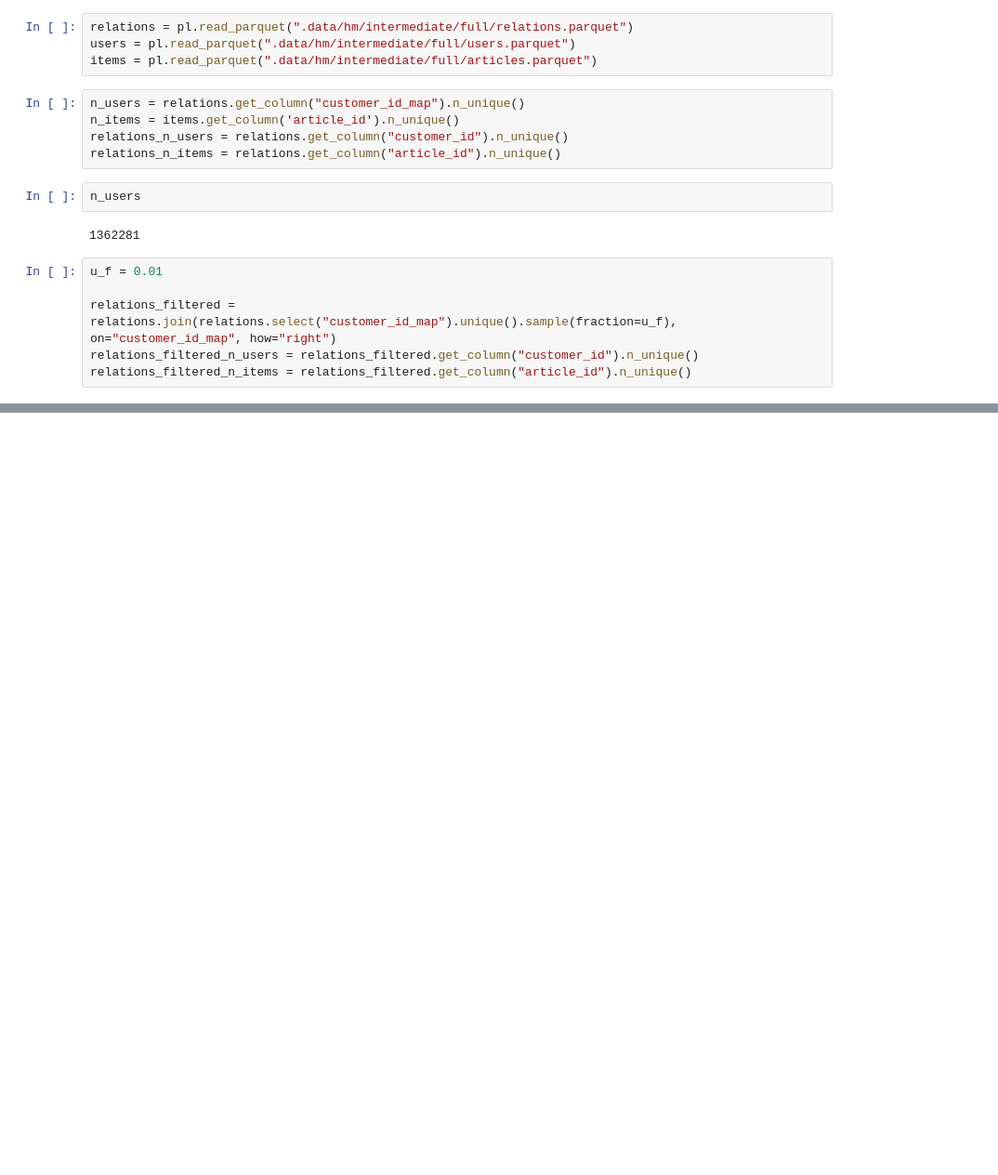
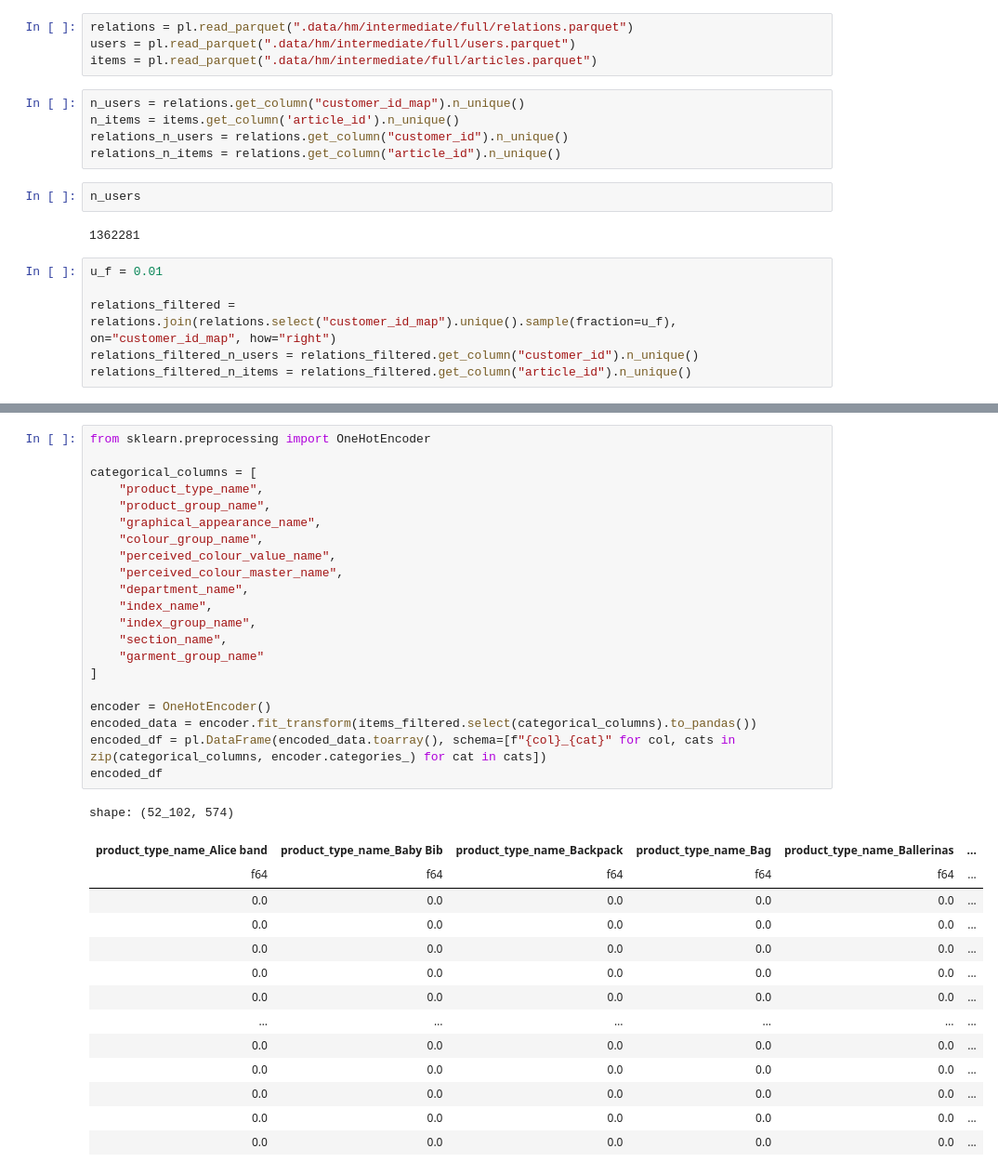
Before and after one commit to milymilek/retail-recommender-system, a Jupyter notebook: notebooks/sparsify_dataset.ipynb, the cells around one changed output, grey strips where cells are left out. Shown at 93% size. Cells and saved outputs as stored; diff of their text form; blank space fills up the shorter version.

```diff
--- a/notebooks/sparsify_dataset.ipynb
+++ b/notebooks/sparsify_dataset.ipynb
@@ -86,0 +144,36 @@ relations_filtered.write_parquet(".data/hm/intermediate/frac_0_01/relations.parq
+# %%
+from sklearn.preprocessing import OneHotEncoder
+
+categorical_columns = [
+    "product_type_name",
+    "product_group_name",
+    "graphical_appearance_name",
+    "colour_group_name",
+    "perceived_colour_value_name",
+    "perceived_colour_master_name",
+    "department_name",
+    "index_name",
+    "index_group_name",
+    "section_name",
+    "garment_group_name"
+]
+
+encoder = OneHotEncoder()
+encoded_data = encoder.fit_transform(items_filtered.select(categorical_columns).to_pandas())
+encoded_df = pl.DataFrame(encoded_data.toarray(), schema=[f"{col}_{cat}" for col, cats in zip(categorical_columns, encoder.categories_) for cat in cats])
+encoded_df
+# %% [output]
+shape: (52_102, 574)
+| product_type_name_Alice band | product_type_name_Baby Bib | product_type_name_Backpack | product_type_name_Bag | product_type_name_Ballerinas | ... |
+| f64 | f64 | f64 | f64 | f64 | ... |
+| 0.0 | 0.0 | 0.0 | 0.0 | 0.0 | ... |
+| 0.0 | 0.0 | 0.0 | 0.0 | 0.0 | ... |
+| 0.0 | 0.0 | 0.0 | 0.0 | 0.0 | ... |
+| 0.0 | 0.0 | 0.0 | 0.0 | 0.0 | ... |
+| 0.0 | 0.0 | 0.0 | 0.0 | 0.0 | ... |
+| … | … | … | … | … | ... |
+| 0.0 | 0.0 | 0.0 | 0.0 | 0.0 | ... |
+| 0.0 | 0.0 | 0.0 | 0.0 | 0.0 | ... |
+| 0.0 | 0.0 | 0.0 | 0.0 | 0.0 | ... |
+| 0.0 | 0.0 | 0.0 | 0.0 | 0.0 | ... |
+| 0.0 | 0.0 | 0.0 | 0.0 | 0.0 | ... |
```
Also changed, not shown: parts of 10 cells of this notebook, 12 other files.
